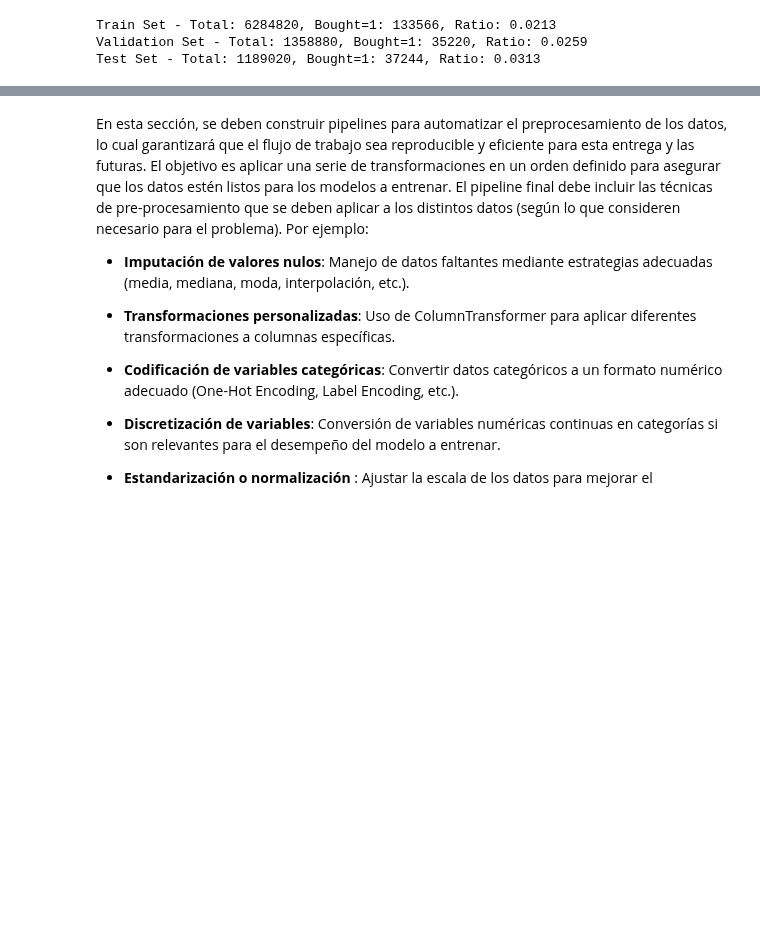
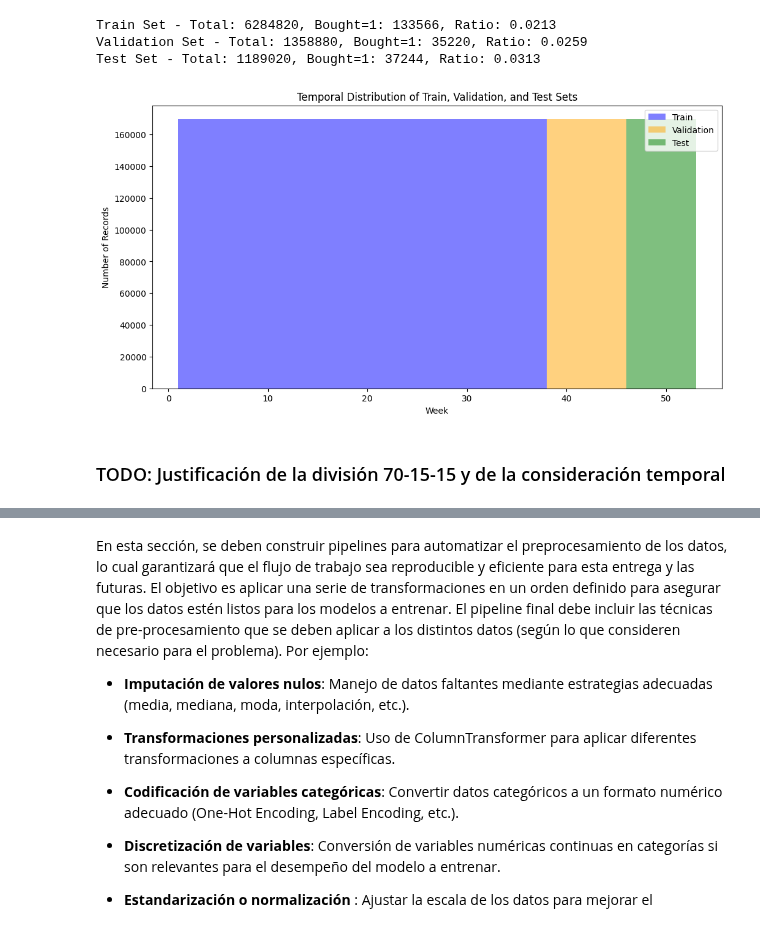
Before and after one commit to fco-marquez/MDS7202_Free_Riders, a Jupyter notebook: entrega1/enunciado_entrega1.ipynb, the cells around one changed output, grey strips where cells are left out. Drawn from its saved outputs; the diff is of its cells as text; code cells hidden in the pictures; blank space fills up the shorter version.

```diff
--- a/entrega1/enunciado_entrega1.ipynb
+++ b/entrega1/enunciado_entrega1.ipynb
@@ -909,6 +943,21 @@ Test:  46 → 52 (1189020 registros)
 Train Set - Total: 6284820, Bought=1: 133566, Ratio: 0.0213
 Validation Set - Total: 1358880, Bought=1: 35220, Ratio: 0.0259
 Test Set - Total: 1189020, Bought=1: 37244, Ratio: 0.0313
+# %%
+# Visualización temporal de los conjuntos generados
+plt.figure(figsize=(12, 6))
+plt.hist(train_data['week'], bins=range(int(df['week'].min()), int(df['week'].max()) + 2), alpha=0.5, label='Train', color='blue')
+plt.hist(val_data['week'], bins=range(int(df['week'].min()), int(df['week'].max()) + 2), alpha=0.5, label='Validation', color='orange')
+plt.hist(test_data['week'], bins=range(int(df['week'].min()), int(df['week'].max()) + 2), alpha=0.5, label='Test', color='green')
+plt.xlabel('Week')
+plt.ylabel('Number of Records')
+plt.title('Temporal Distribution of Train, Validation, and Test Sets')
+plt.legend()
+plt.show()
+# %% [output]
+[figure, added]
+# %% [markdown]
+### TODO: Justificación de la división 70-15-15 y de la consideración temporal
 # %% [markdown]
 ## 📌 Feature Engineering [0.5 puntos]
 
```
Also changed, not shown: parts of 10 cells of this notebook, 1 other file.
